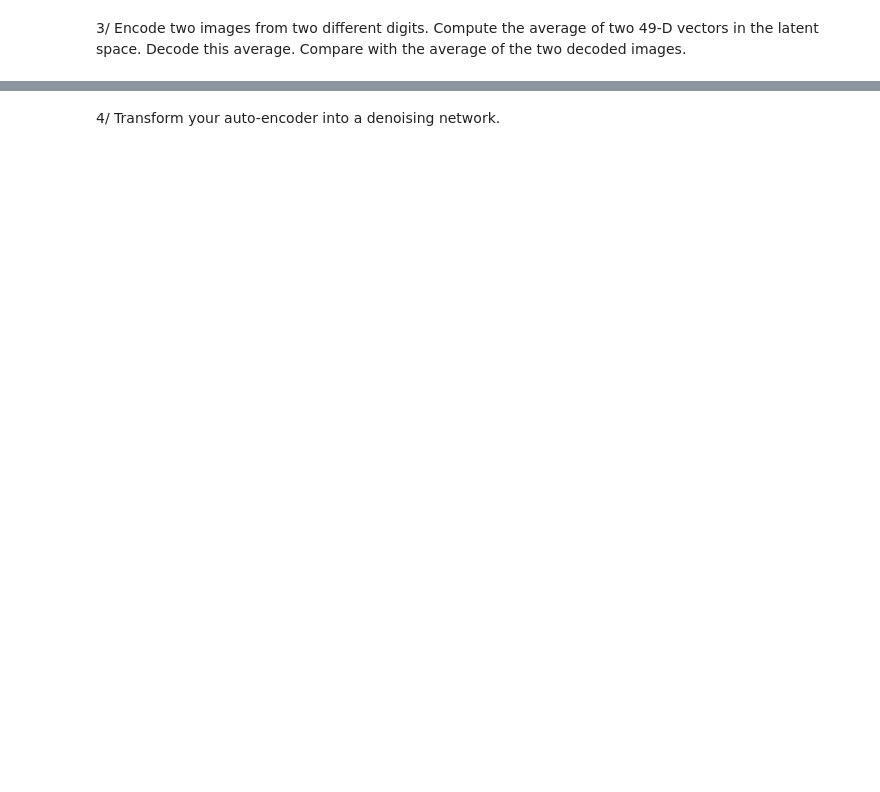
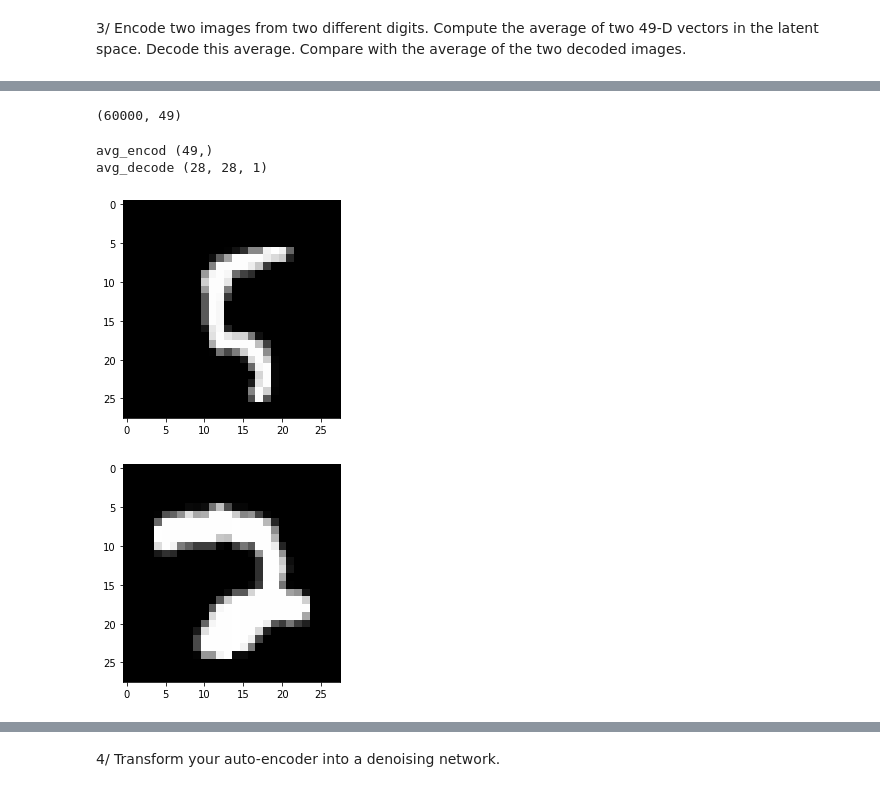
Before and after one commit to shani1610/deep-learning-class-ujm, a Jupyter notebook: TD6.ipynb, the cells around one changed output, grey strips where cells are left out. Cells and saved outputs as stored; diff of their text form; code cells hidden in the pictures; blank space fills up the shorter version.

```diff
--- a/TD6.ipynb
+++ b/TD6.ipynb
@@ -50,4 +45,0 @@ x_train.shape
-# %%
-# Normalize
-x_train = x_train.reshape((len(x_train), np.prod(x_train.shape[1:])))
-x_test = x_test.reshape((len(x_test), np.prod(x_test.shape[1:])))
@@ -75,3 +46,29 @@ SyntaxError: positional argument follows keyword argument (1458337972.py, line 1
+# %%
+x_train = x_train.reshape(-1,28,28,1)
+x_test = x_test.reshape(-1,28,28,1)
+x_train = x_train.astype('float32')
+x_test = x_test.astype('float32')
+x_train /= 255
+x_test /= 255
+# %%
+
+model = Sequential([
+    # Encoding
+    Conv2D(filters = 32, kernel_size = (3, 3), activation='relu'),
+    MaxPooling2D(pool_size = (2, 2)),
+    Conv2D(filters = 64, kernel_size = (3, 3), activation='relu'),
+    MaxPooling2D(pool_size = (2, 2)),
+    Conv2D(filters = 64, kernel_size = (3, 3), activation='relu'),
+    Flatten(),
+    Dense(64, activation='relu'),
+    Dense(49, activation='relu'),
+    Reshape((7,7,1)),
+    # Decoding
+    Conv2DTranspose(64, (3, 3), strides = 2, activation='relu', padding='same'),
+    Conv2DTranspose(64, (3, 3), strides = 2, activation='relu', padding='same'),
+    Conv2DTranspose(32, (3, 3), activation='relu', padding='same'),
+    Conv2D(1, (3, 3), activation='sigmoid', padding='same')
+])
 # %%
 # Declare the model
 model.compile(loss = 'mse',
@@ -116,0 +139,32 @@ latent space. Decode this average. Compare with the average of the two decoded i
+# %%
+y_pred_encode.shape
+# %% [output]
+(60000, 49)
+# %%
+i = 100
+j = 120
+avg_encode = (y_pred_encode[i]+y_pred_encode[j])/2
+print("avg_encod",avg_encode.shape)
+img_decoded = (y_pred_decode[i]+y_pred_decode[j])/2
+print("avg_decode",img_decoded.shape)
+# %% [output]
+avg_encod (49,)
+avg_decode (28, 28, 1)
+# %%
+import matplotlib.pyplot as plt
+
+i = 100
+j = 120
+
+plt.figure(figsize=(20, 4))
+# display original
+plt.imshow(x_train[i].reshape(28, 28))
+plt.gray()
+
+plt.figure(figsize=(20, 4))
+# display reconstruction
+plt.imshow(x_train[j].reshape(28, 28))
+plt.gray()
+# %% [output]
+[figure, added]
+[figure, added]
```
Also changed, not shown: parts of 16 cells of this notebook.
